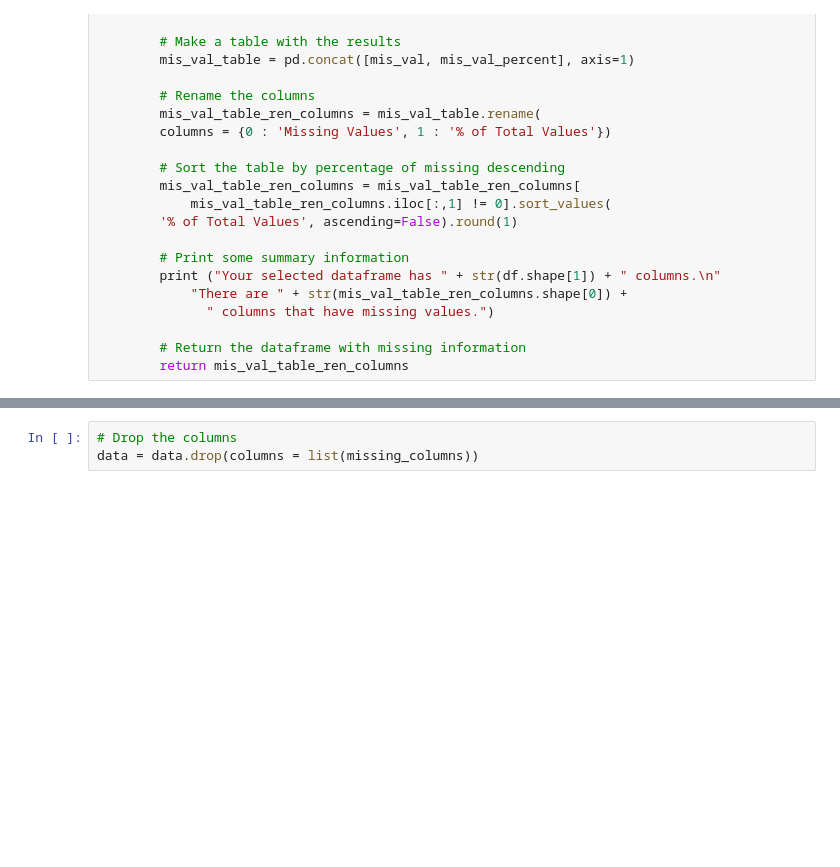
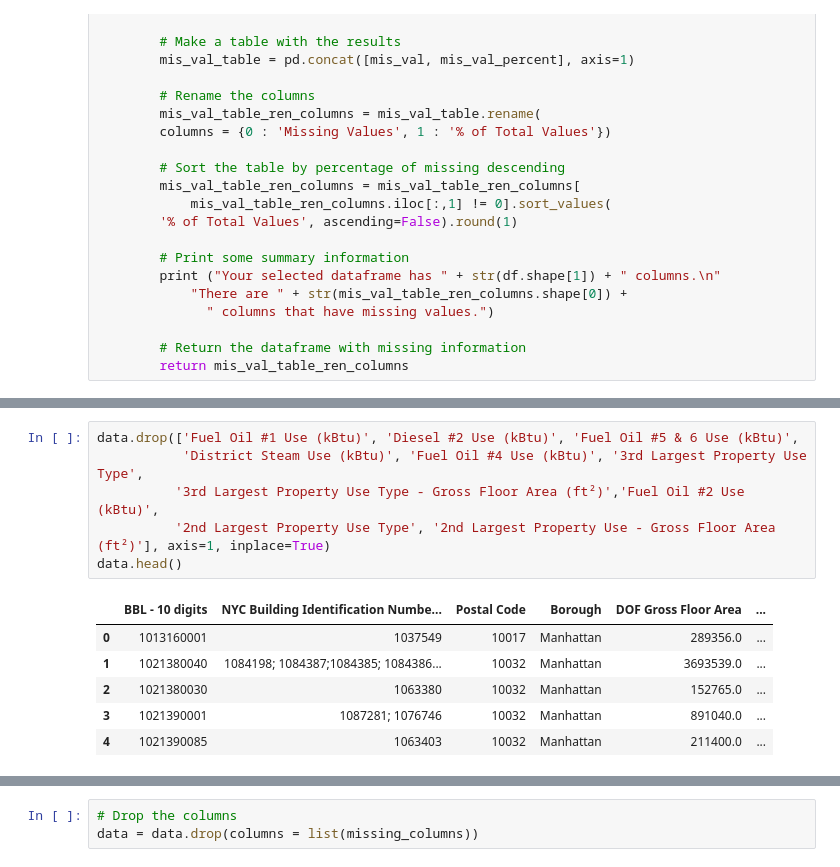
Before and after one commit to kishore145/Comparitive-study-of-different-ML-Algorithms-using-Energy-Efficiency, a Jupyter notebook: D-Tree.ipynb, the cells around one changed output, grey strips where cells are left out. Cells and saved outputs as stored; diff of their text form; blank space fills up the shorter version.

```diff
--- a/D-Tree.ipynb
+++ b/D-Tree.ipynb
@@ -86,3 +160,16 @@ There are 46 columns that have missing values.
+# %%
+data.drop(['Fuel Oil #1 Use (kBtu)', 'Diesel #2 Use (kBtu)', 'Fuel Oil #5 & 6 Use (kBtu)',
+           'District Steam Use (kBtu)', 'Fuel Oil #4 Use (kBtu)', '3rd Largest Property Use Type',
+          '3rd Largest Property Use Type - Gross Floor Area (ft²)','Fuel Oil #2 Use (kBtu)',
+          '2nd Largest Property Use Type', '2nd Largest Property Use - Gross Floor Area (ft²)'], axis=1, inplace=True)
+data.head()
+# %% [output]
+|  | BBL - 10 digits | NYC Building Identification Numbe... | Postal Code | Borough | DOF Gross Floor Area | ... |
+| 0 | 1013160001 | 1037549 | 10017 | Manhattan | 289356.0 | ... |
+| 1 | 1021380040 | 1084198; 1084387;1084385; 1084386... | 10032 | Manhattan | 3693539.0 | ... |
+| 2 | 1021380030 | 1063380 | 10032 | Manhattan | 152765.0 | ... |
+| 3 | 1021390001 | 1087281; 1076746 | 10032 | Manhattan | 891040.0 | ... |
+| 4 | 1021390085 | 1063403 | 10032 | Manhattan | 211400.0 | ... |
 # %%
 # Get the columns with > 50% missing
 missing_df = missing_values_table(data);
```
Also changed, not shown: parts of 27 cells of this notebook.
